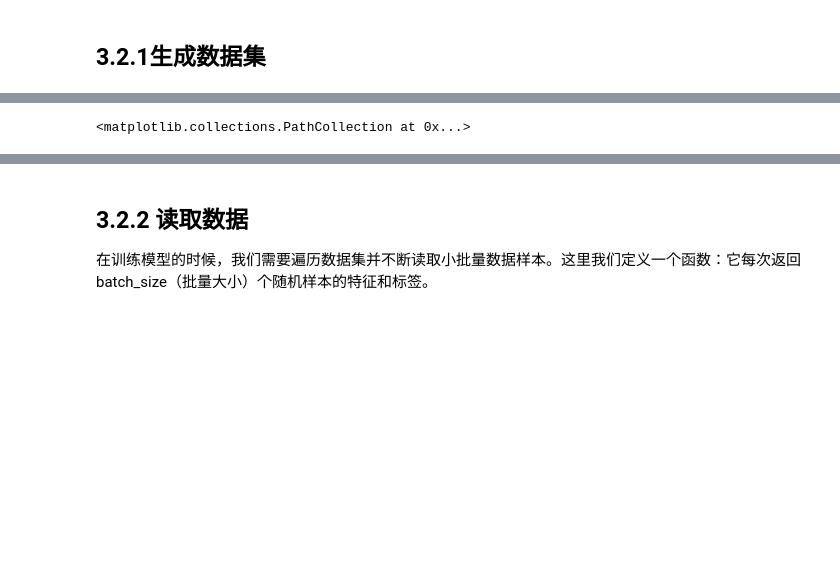
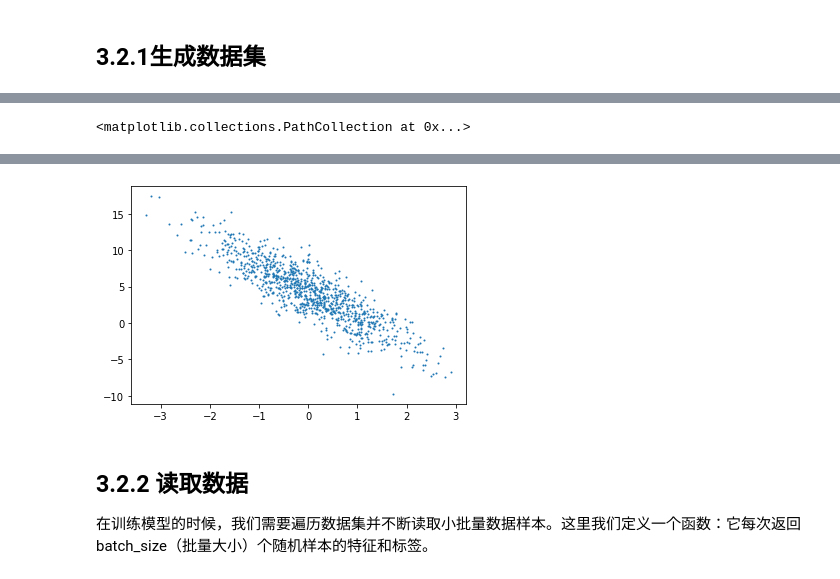
Before and after one commit to lllhhh/DeepLearningNotes, a Jupyter notebook: 动手学深度学习/2、深度学习基础.ipynb, the cells around one changed output, grey strips where cells are left out. Drawn from its saved outputs; the diff is of its cells as text; code cells hidden in the pictures; blank space fills up the shorter version.

```diff
--- a/动手学深度学习/2、深度学习基础.ipynb
+++ b/动手学深度学习/2、深度学习基础.ipynb
@@ -79,10 +79,10 @@ tensor([-0.6081, -1.5197]) tensor(8.1440)
 #     # 用矢量图显示
 #     display.set_matplotlib_formats('svg')
 
-# def set_figsize(figsize=(3.5, 2.5)):
-#     use_svg_display()
-#     #设置图的尺寸
-#     plt.rcParams['figure.figsize'] = figsize
+def set_figsize(figsize=(3.5, 2.5)):
+    # use_svg_display()
+    #设置图的尺寸
+    plt.rcParams['figure.figsize'] = figsize
 
 # set_figsize()
 plt.scatter(features[:, 1].numpy(), labels.numpy(), 1)
@@ -92,3 +91,4 @@ plt.scatter(features[:, 1].numpy(), labels.numpy(), 1)
+[figure, added]
 # %% [markdown]
 ## 3.2.2 读取数据
 在训练模型的时候，我们需要遍历数据集并不断读取小批量数据样本。这里我们定义一个函数：它每次返回batch_size（批量大小）个随机样本的特征和标签。
```
Also changed, not shown: parts of 29 cells of this notebook.
